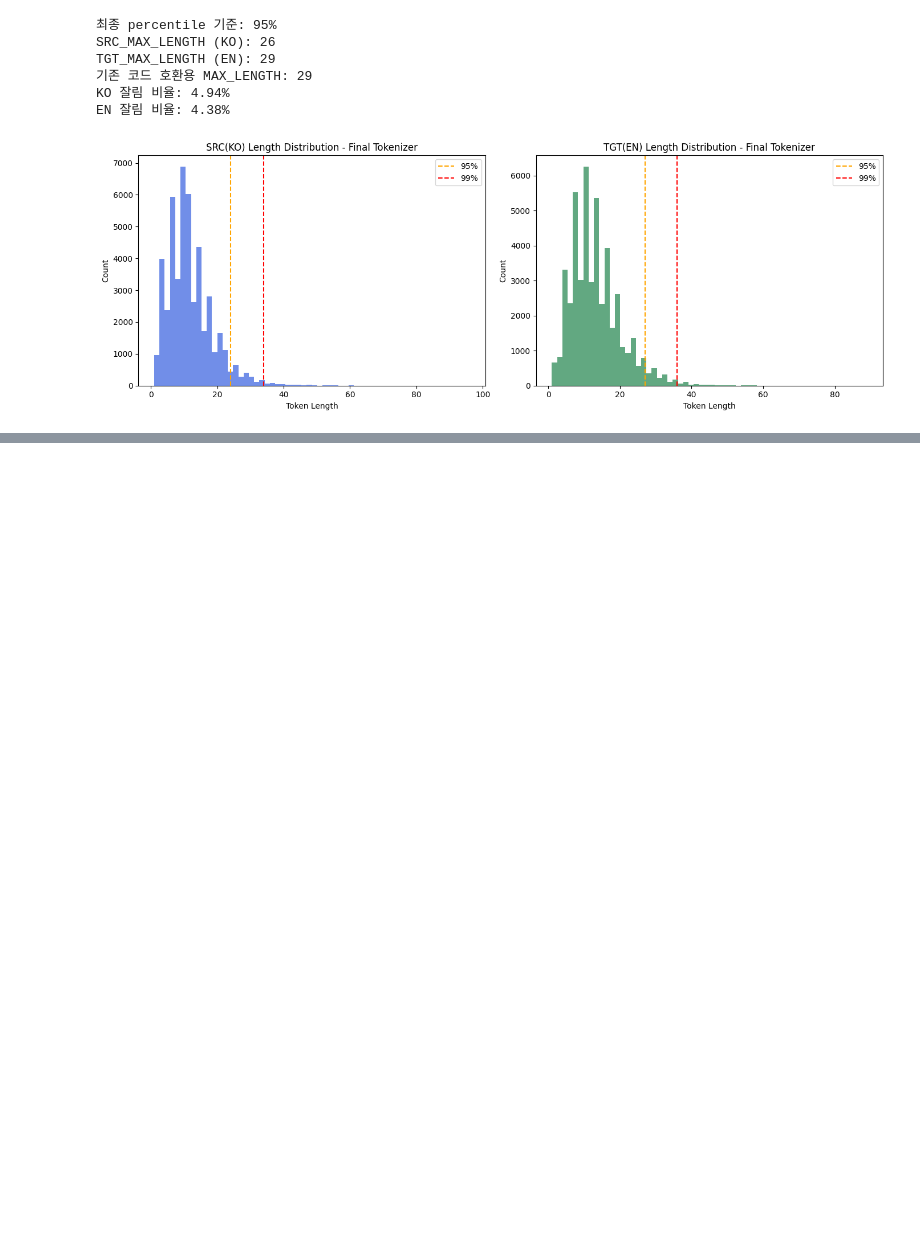
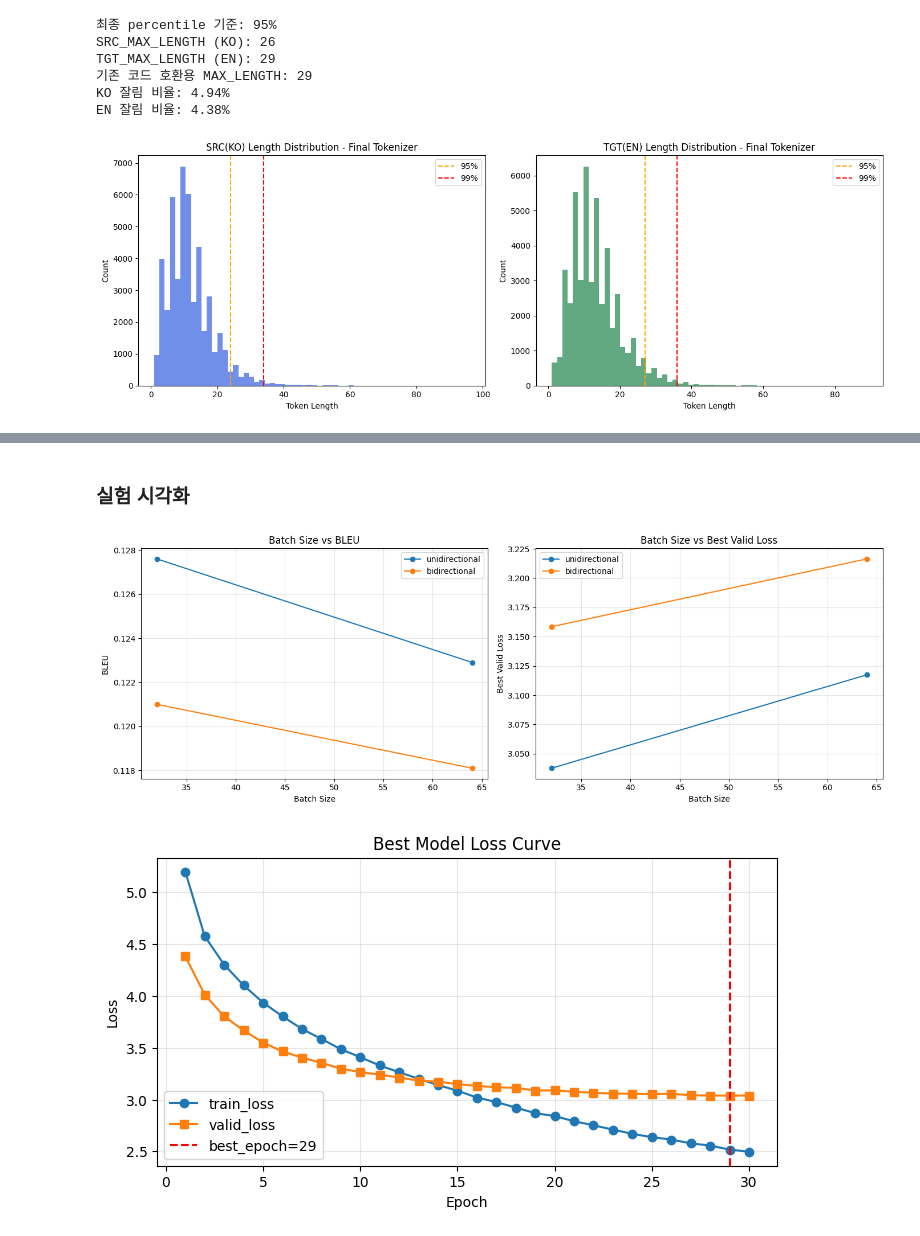
Before and after one commit to beomsookim1020/ko-en-seq2seq-attention, a Jupyter notebook: [수정된_베이스라인]11_한영_번역_Seq2Seq_Attention.ipynb, the cells around one changed output, grey strips where cells are left out. Saved outputs shown, nothing was run; the diff lists cells and outputs as text; code cells hidden in the pictures; blank space fills up the shorter version.

```diff
--- a/[수정된_베이스라인]11_한영_번역_Seq2Seq_Attention.ipynb
+++ b/[수정된_베이스라인]11_한영_번역_Seq2Seq_Attention.ipynb
@@ -2223,0 +2646,57 @@ evaluateRandomly_final(encoder_final, decoder_final, pairs_valid_final, n=10)
+# %% [markdown]
+### 실험 시각화
+# %%
+import matplotlib.pyplot as plt
+
+success_df = experiment_results_df[experiment_results_df["status"] == "success"].copy()
+
+if len(success_df) > 0:
+    fig, axes = plt.subplots(1, 2, figsize=(14, 5))
+
+    for direction in success_df["encoder_direction"].unique():
+        subset = success_df[success_df["encoder_direction"] == direction].sort_values("batch_size")
+
+        axes[0].plot(
+            subset["batch_size"],
+            subset["bleu_score"],
+            marker="o",
+            label=direction,
+        )
+
+        axes[1].plot(
+            subset["batch_size"],
+            subset["best_valid_loss"],
+            marker="o",
+            label=direction,
+        )
+
+    axes[0].set_title("Batch Size vs BLEU")
+    axes[0].set_xlabel("Batch Size")
+    axes[0].set_ylabel("BLEU")
+    axes[0].grid(alpha=0.3)
+    axes[0].legend()
+
+    axes[1].set_title("Batch Size vs Best Valid Loss")
+    axes[1].set_xlabel("Batch Size")
+    axes[1].set_ylabel("Best Valid Loss")
+    axes[1].grid(alpha=0.3)
+    axes[1].legend()
+
+    plt.tight_layout()
+    plt.show()
+
+    plt.figure(figsize=(8, 4))
+    plt.plot(best_history_df["epoch"], best_history_df["train_loss"], marker="o", label="train_loss")
+    plt.plot(best_history_df["epoch"], best_history_df["valid_loss"], marker="s", label="valid_loss")
+    plt.axvline(best_overall["config"]["best_epoch"], color="red", linestyle="--", label=f"best_epoch={best_overall['config']['best_epoch']}")
+    plt.title("Best Model Loss Curve")
+    plt.xlabel("Epoch")
+    plt.ylabel("Loss")
+    plt.legend()
+    plt.grid(alpha=0.3)
+    plt.show()
+else:
+    print("No successful experiment.")
+# %% [output]
+[figure, added]
+[figure, added]
```
Also changed, not shown: parts of 26 cells of this notebook.
